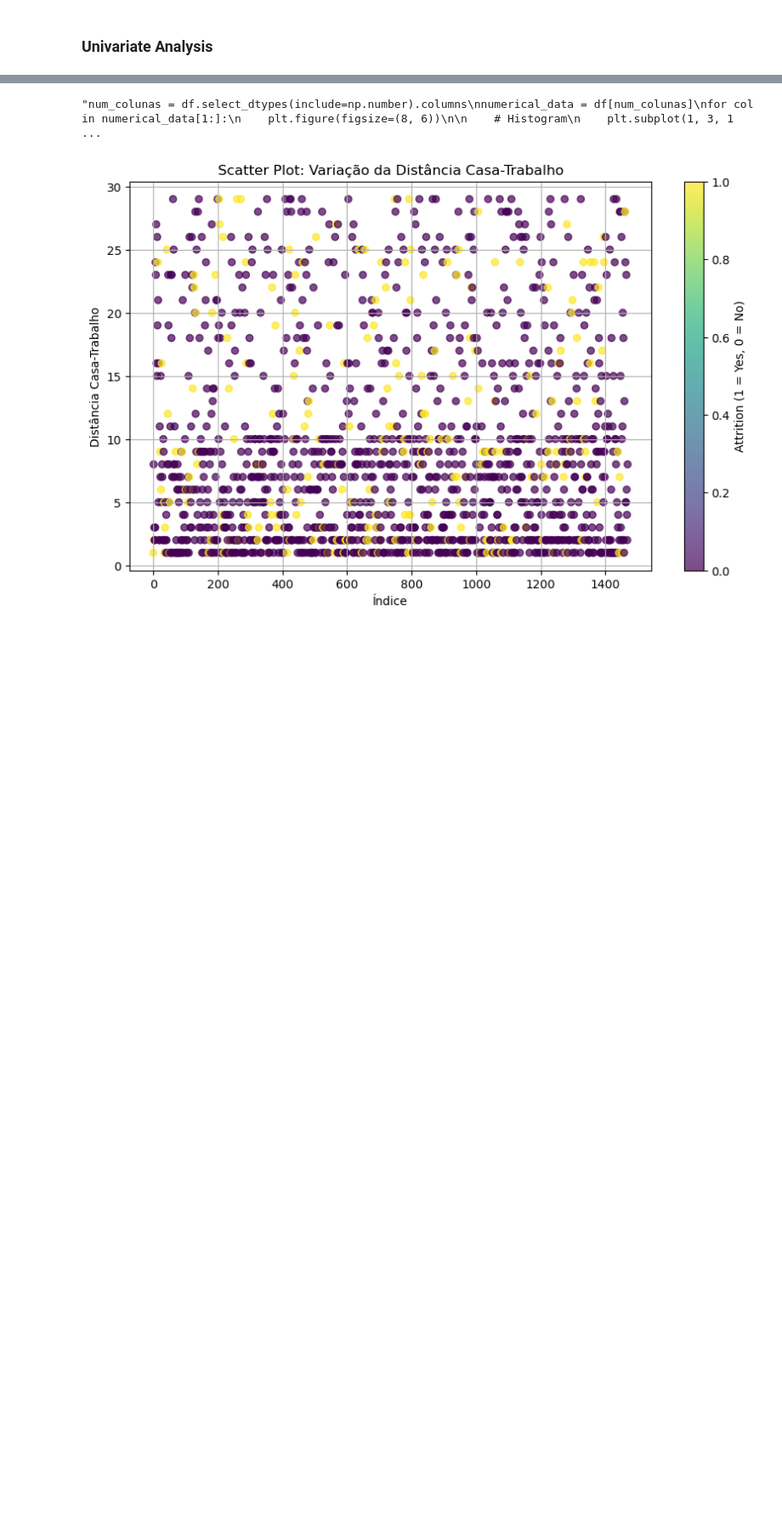
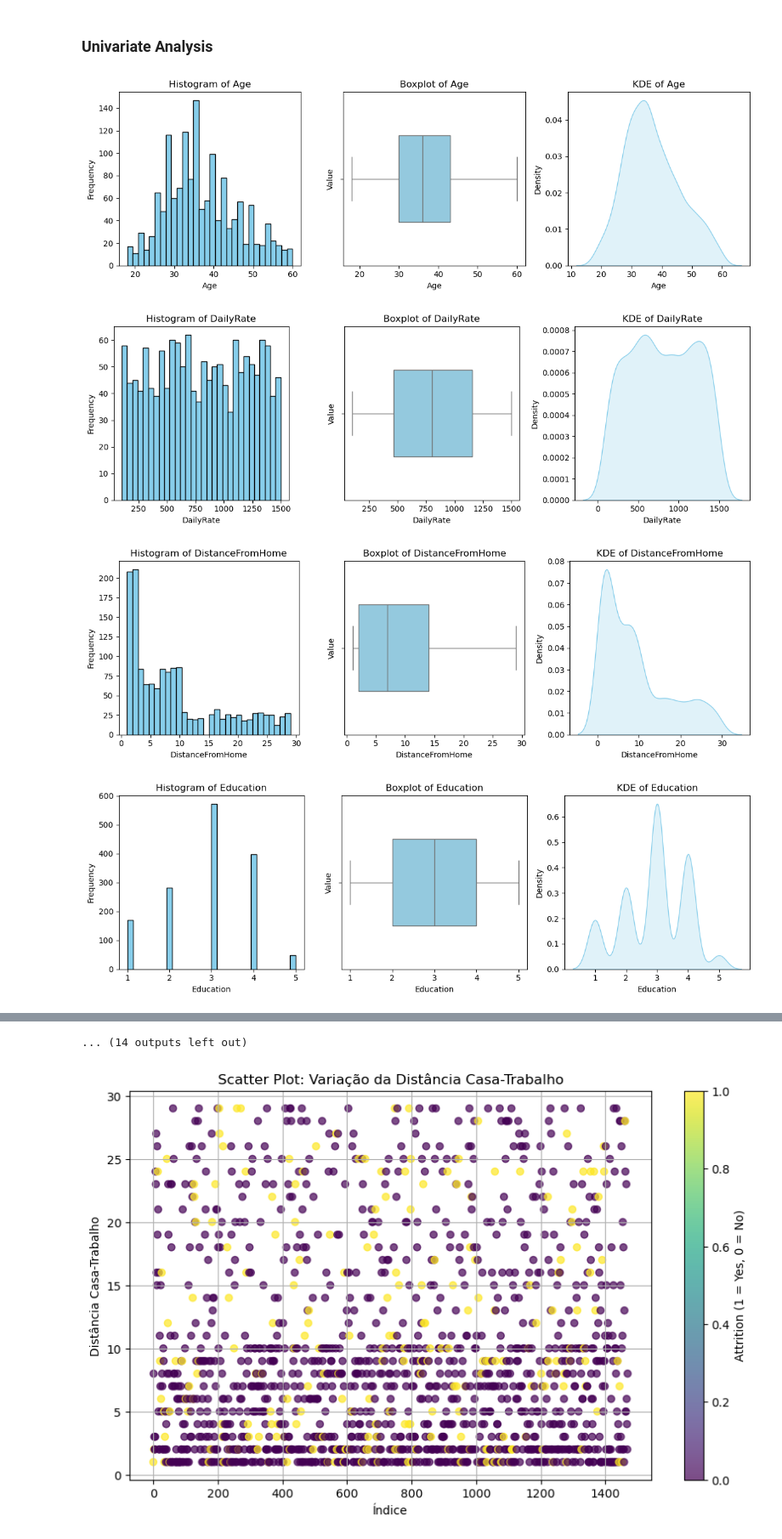
Before and after one commit to prazeresmath/maitha-trainees, a Jupyter notebook: marina.ipynb, the cells around one changed output, grey strips where cells are left out. Shown at 85% size. Cells and saved outputs as stored; diff of their text form; code cells hidden in the pictures; blank space fills up the shorter version.

```diff
--- a/marina.ipynb
+++ b/marina.ipynb
@@ -278,28 +398,35 @@ Text(0.5, 1.0, 'Relação de quantidade de atritos')
 # %% [markdown]
 ### Univariate Analysis
 # %%
-'''num_colunas = df.select_dtypes(include=np.number).columns
+num_colunas = df.select_dtypes(include=np.number).columns
 numerical_data = df[num_colunas]
 for col in numerical_data[1:]:
-    plt.figure(figsize=(8, 6))
+    plt.figure(figsize=(12, 4))
 
     # Histogram
     plt.subplot(1, 3, 1)
     df[col].plot.hist(bins=30, color='skyblue', edgecolor='black')
     plt.xlabel(col)
     plt.ylabel('Frequency')
     plt.title(f'Histogram of {col}')
 
     # Boxplot
     plt.subplot(1, 3, 2)
     sns.boxplot(x=df[col],color='skyblue', width=0.5)
     plt.xlabel(col)
     plt.ylabel('Value')
     plt.title(f'Boxplot of {col}')
 
+    plt.subplot(1, 3, 3)
+    sns.kdeplot(df[col], color='skyblue', fill=True)
+    plt.xlabel(col)
+    plt.ylabel('Density')
+    plt.title(f'KDE of {col}')
 
     plt.tight_layout()
     plt.show()
-
-    '''
 # %% [output]
+[figure, added]
+[figure, added]
+[figure, added]
+[figure, added]
@@ -306,4 +441,4 @@ for col in numerical_data[1:]:
-"num_colunas = df.select_dtypes(include=np.number).columns\nnumerical_data = df[num_colunas]\nfor col in numerical_data[1:]:\n    plt.figure(figsize=(8, 6))\n\n    # Histogram\n    plt.subplot(1, 3, 1 ...
+... (14 outputs left out)
 # %%
 # Scatter plot de uma variável só
 plt.figure(figsize=(10, 6))
```
Also changed, not shown: parts of 14 cells of this notebook, 1 other file.
